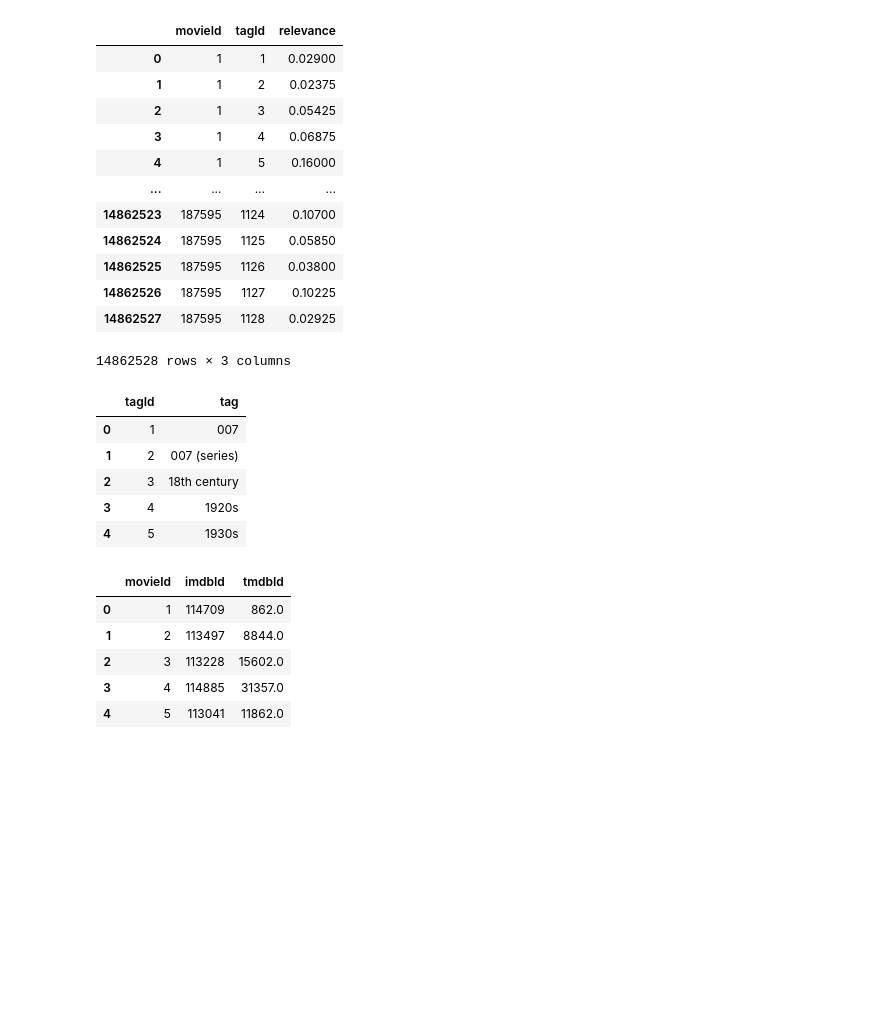
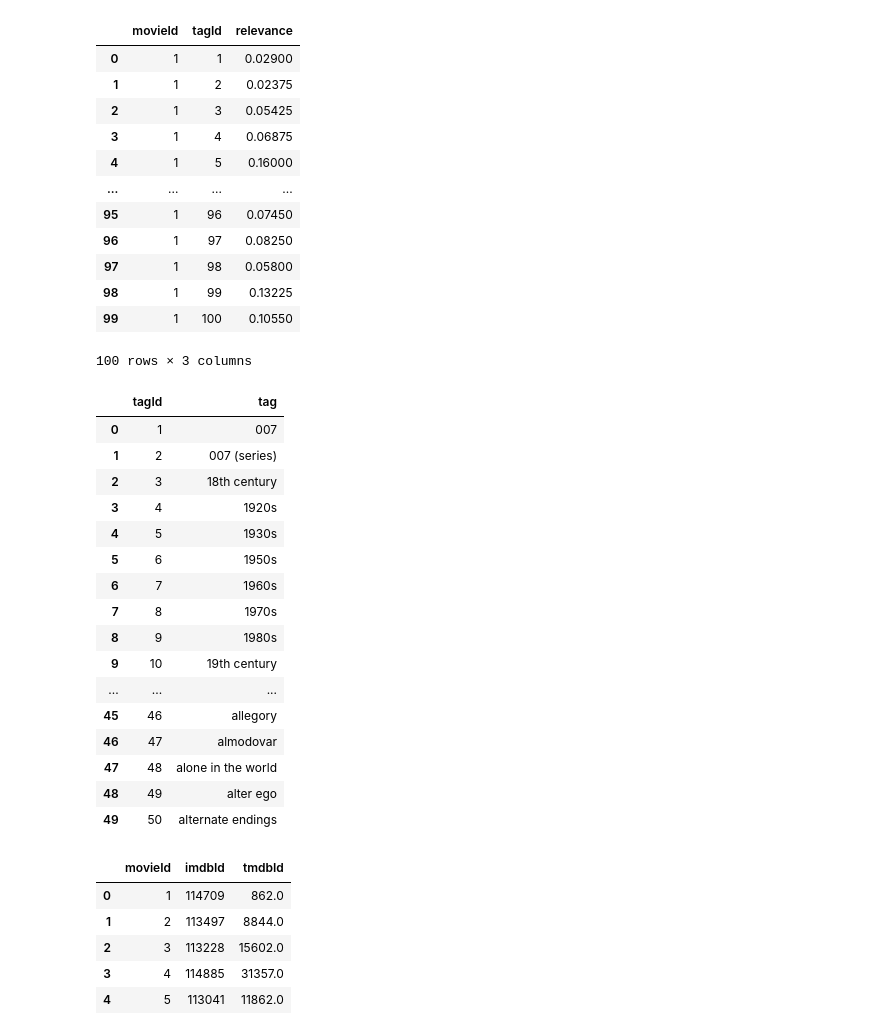
Before and after one commit to aayooush/Brogrammers, a Jupyter notebook: Untitled.ipynb, the cells around one changed output. Cells and saved outputs as stored; diff of their text form; code cells hidden in the pictures; blank space fills up the shorter version.

```diff
--- a/Untitled.ipynb
+++ b/Untitled.ipynb
@@ -11,7 +11,7 @@ movies = pd.read_csv(os.path.join(path,'movies.csv'))
 ratings = pd.read_csv(os.path.join(path,'ratings.csv'))
 tags = pd.read_csv(os.path.join(path,'tags.csv'))
 # %%
-genome_scores
+genome_scores.head(100)
 # %% [output]
 |  | movieId | tagId | relevance |
 | 0 | 1 | 1 | 0.02900 |
@@ -20,21 +20,32 @@ genome_scores
 | 3 | 1 | 4 | 0.06875 |
 | 4 | 1 | 5 | 0.16000 |
 | ... | ... | ... | ... |
-| 14862523 | 187595 | 1124 | 0.10700 |
-| 14862524 | 187595 | 1125 | 0.05850 |
-| 14862525 | 187595 | 1126 | 0.03800 |
-| 14862526 | 187595 | 1127 | 0.10225 |
-| 14862527 | 187595 | 1128 | 0.02925 |
+| 95 | 1 | 96 | 0.07450 |
+| 96 | 1 | 97 | 0.08250 |
+| 97 | 1 | 98 | 0.05800 |
+| 98 | 1 | 99 | 0.13225 |
+| 99 | 1 | 100 | 0.10550 |
-14862528 rows × 3 columns
+100 rows × 3 columns
 # %%
-genome_tags.head()
+genome_tags.head(50)
 # %% [output]
 |  | tagId | tag |
 | 0 | 1 | 007 |
 | 1 | 2 | 007 (series) |
 | 2 | 3 | 18th century |
 | 3 | 4 | 1920s |
 | 4 | 5 | 1930s |
+| 5 | 6 | 1950s |
+| 6 | 7 | 1960s |
+| 7 | 8 | 1970s |
+| 8 | 9 | 1980s |
+| 9 | 10 | 19th century |
+| ... | ... | ... |
+| 45 | 46 | allegory |
+| 46 | 47 | almodovar |
+| 47 | 48 | alone in the world |
+| 48 | 49 | alter ego |
+| 49 | 50 | alternate endings |
 # %%
 links.head()
 # %% [output]
```
Also changed, not shown: parts of 11 cells of this notebook.
